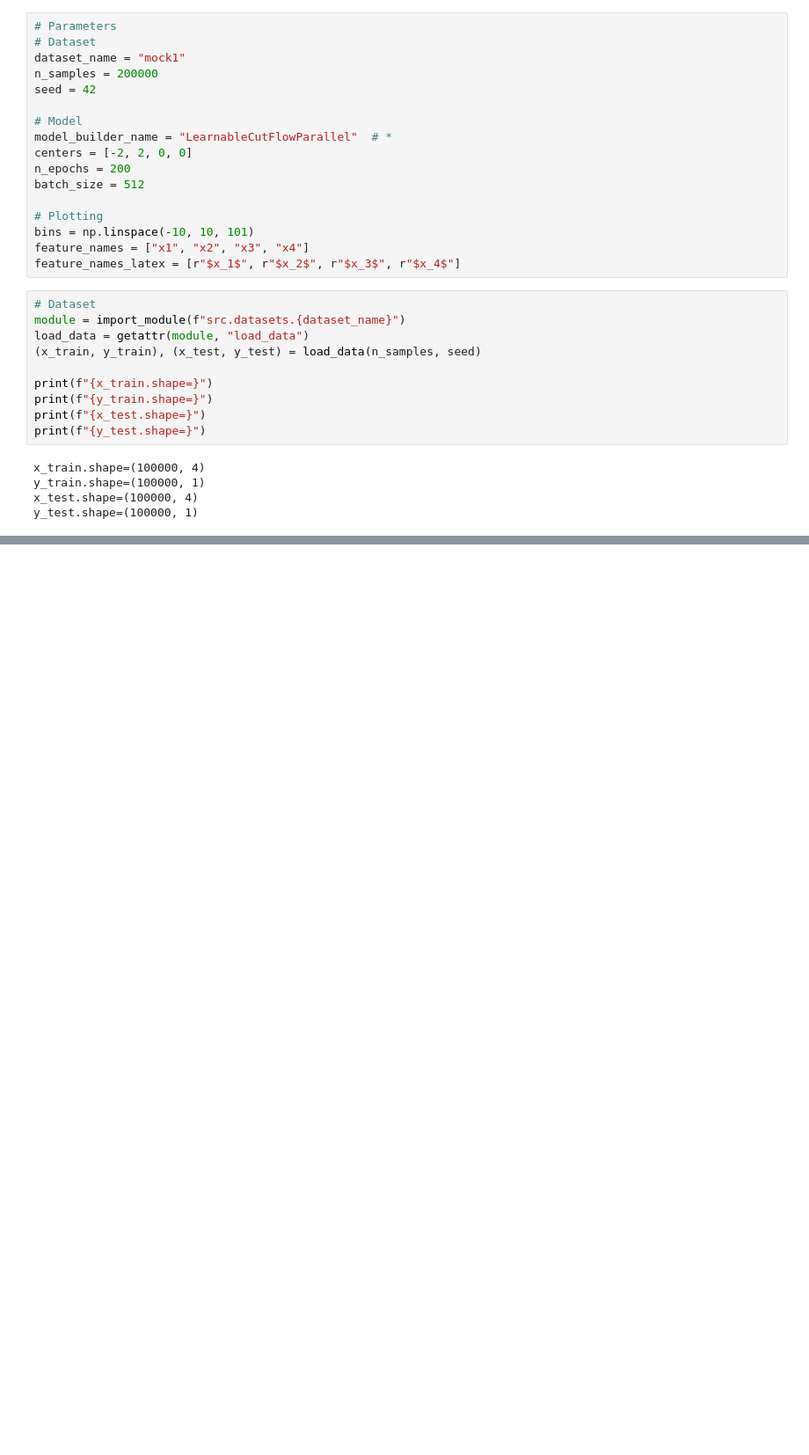
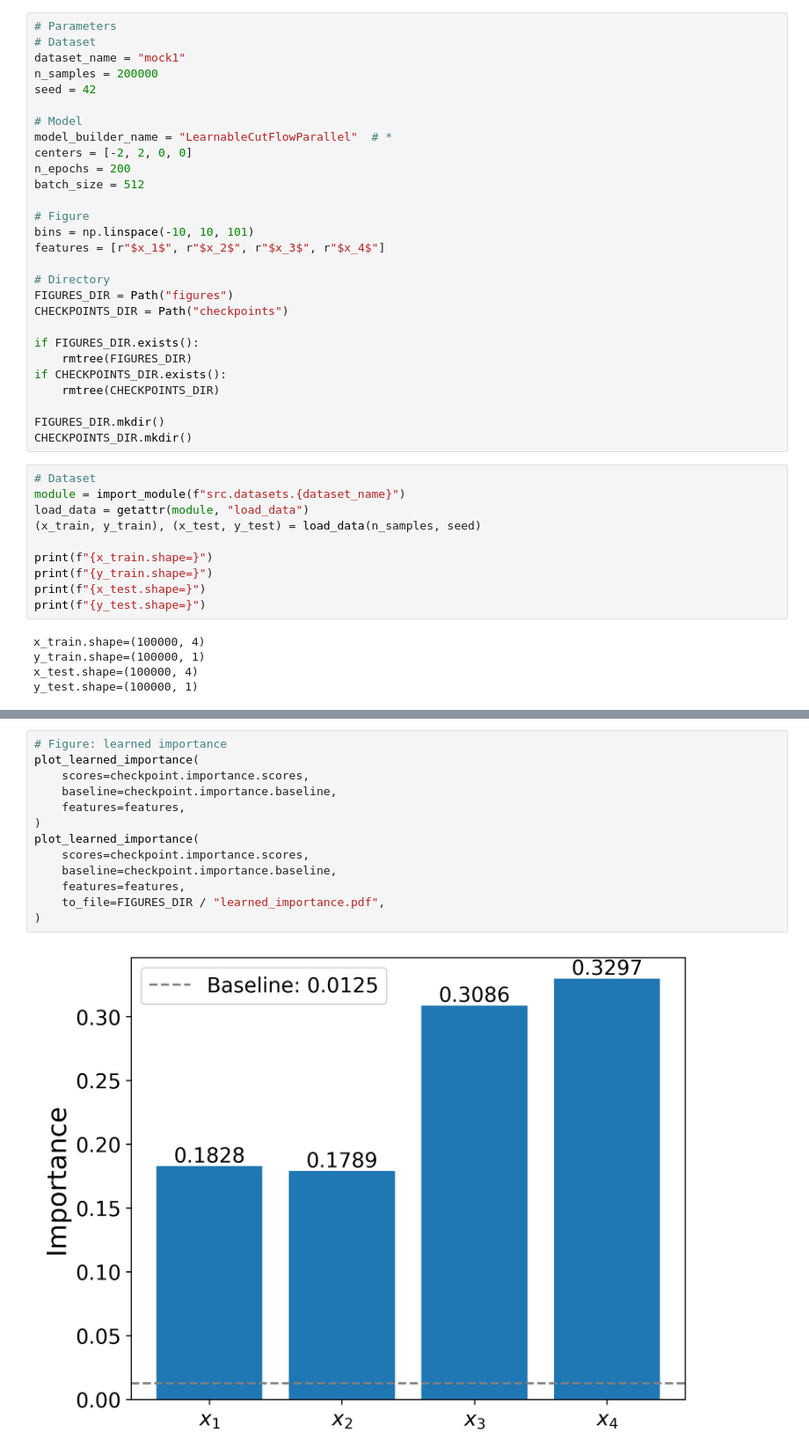
Before and after one commit to Star9daisy/learnable-cut-flow, a Jupyter notebook: notebooks/2.1-model-lcf_par/main.ipynb, the cells around one changed output, grey strips where cells are left out. Shown at 88% size. Cells and saved outputs as stored; diff of their text form; blank space fills up the shorter version.

```diff
--- a/notebooks/2.1-model-lcf_par/main.ipynb
+++ b/notebooks/2.1-model-lcf_par/main.ipynb
@@ -26,10 +39,21 @@ centers = [-2, 2, 0, 0]
 n_epochs = 200
 batch_size = 512
 
-# Plotting
+# Figure
 bins = np.linspace(-10, 10, 101)
-feature_names = ["x1", "x2", "x3", "x4"]
-feature_names_latex = [r"$x_1$", r"$x_2$", r"$x_3$", r"$x_4$"]
+features = [r"$x_1$", r"$x_2$", r"$x_3$", r"$x_4$"]
+
+# Directory
+FIGURES_DIR = Path("figures")
+CHECKPOINTS_DIR = Path("checkpoints")
+
+if FIGURES_DIR.exists():
+    rmtree(FIGURES_DIR)
+if CHECKPOINTS_DIR.exists():
+    rmtree(CHECKPOINTS_DIR)
+
+FIGURES_DIR.mkdir()
+CHECKPOINTS_DIR.mkdir()
 # %%
 # Dataset
 module = import_module(f"src.datasets.{dataset_name}")
@@ -176,0 +249,15 @@ show_learned_importance(model, feature_names_latex)
+# %%
+# Figure: learned importance
+plot_learned_importance(
+    scores=checkpoint.importance.scores,
+    baseline=checkpoint.importance.baseline,
+    features=features,
+)
+plot_learned_importance(
+    scores=checkpoint.importance.scores,
+    baseline=checkpoint.importance.baseline,
+    features=features,
+    to_file=FIGURES_DIR / "learned_importance.pdf",
+)
+# %% [output]
+[figure, added]
```
Also changed, not shown: parts of 9 cells of this notebook, 13 other files.
